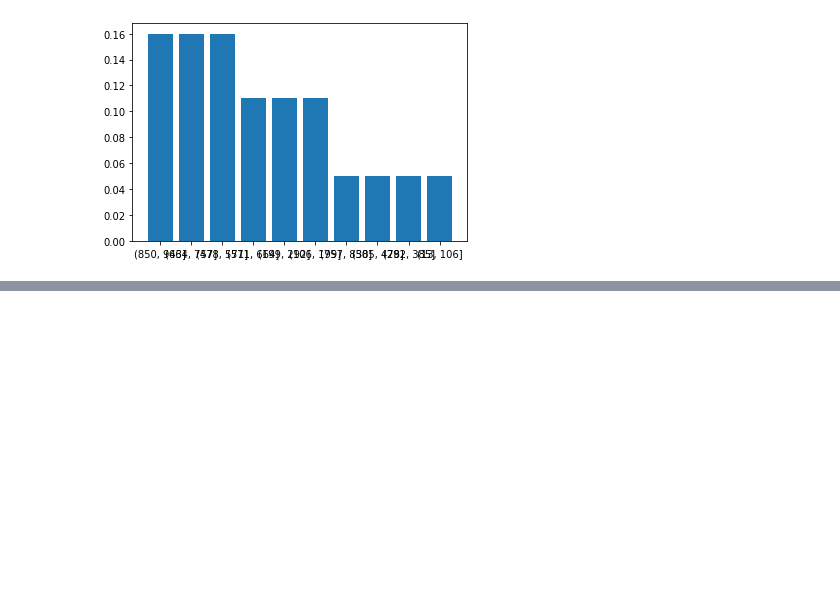
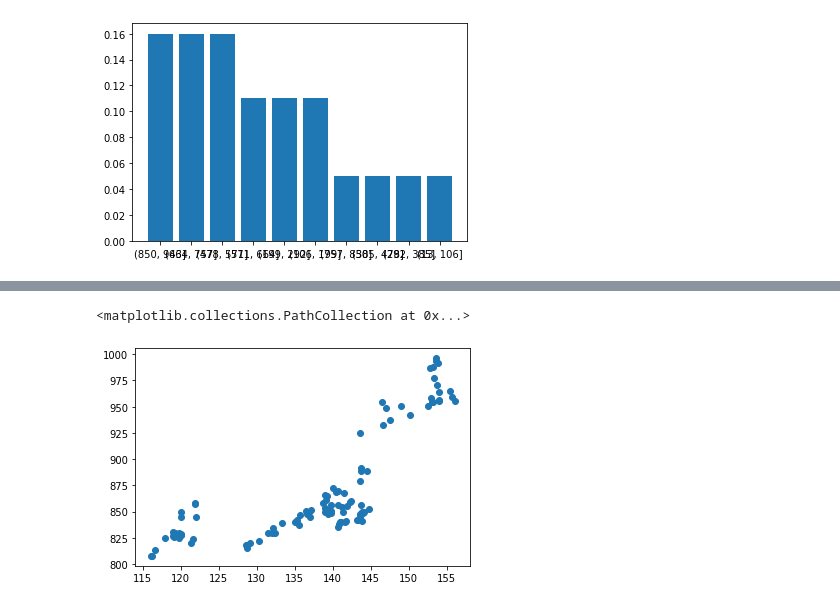
Before and after one commit to kurtzace/complete-data-science-bootcamp-excercises, a Jupyter notebook: Statistics.ipynb, the cells around one changed output, grey strips where cells are left out. Cells and saved outputs as stored; diff of their text form; code cells hidden in the pictures; blank space fills up the shorter version.

```diff
--- a/Statistics.ipynb
+++ b/Statistics.ipynb
@@ -138,0 +149,3 @@ plt.bar(df["index_str"],df['relFreq'])
+# %%
+df = pd.read_csv("https://raw.githubusercontent.com/kurtzace/complete-data-science-bootcamp-excercises/main/statisticsfiles/scatter.csv")
+df.head()
@@ -138,0 +159,5 @@ plt.bar(df["index_str"],df['relFreq'])
+# %%
+plt.scatter(df['Apple (AAPL)'],df['Alphabet (GOOGL)'])
+# %% [output]
+<matplotlib.collections.PathCollection at 0x...>
+[figure, added]
```
Also changed, not shown: parts of 7 cells of this notebook.
